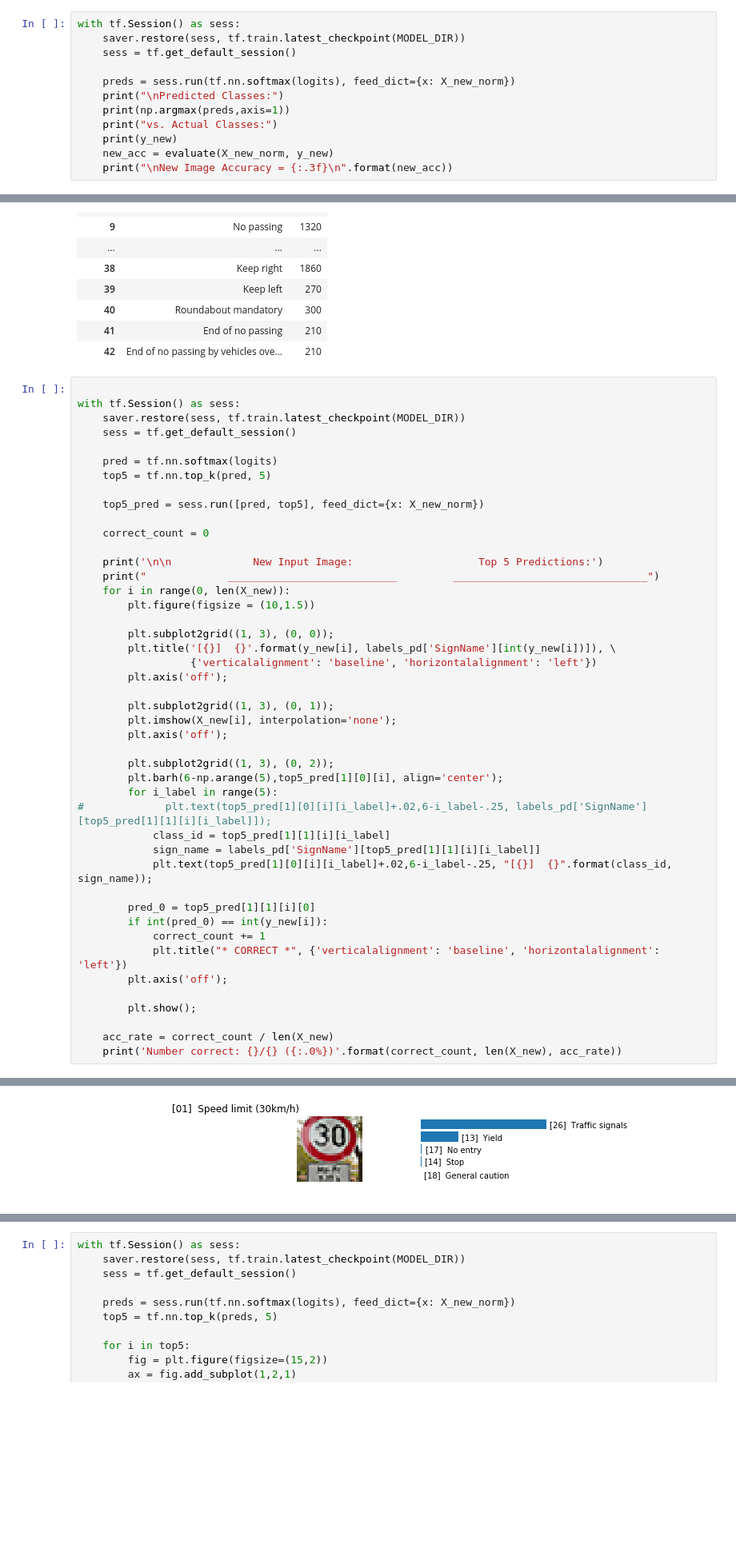
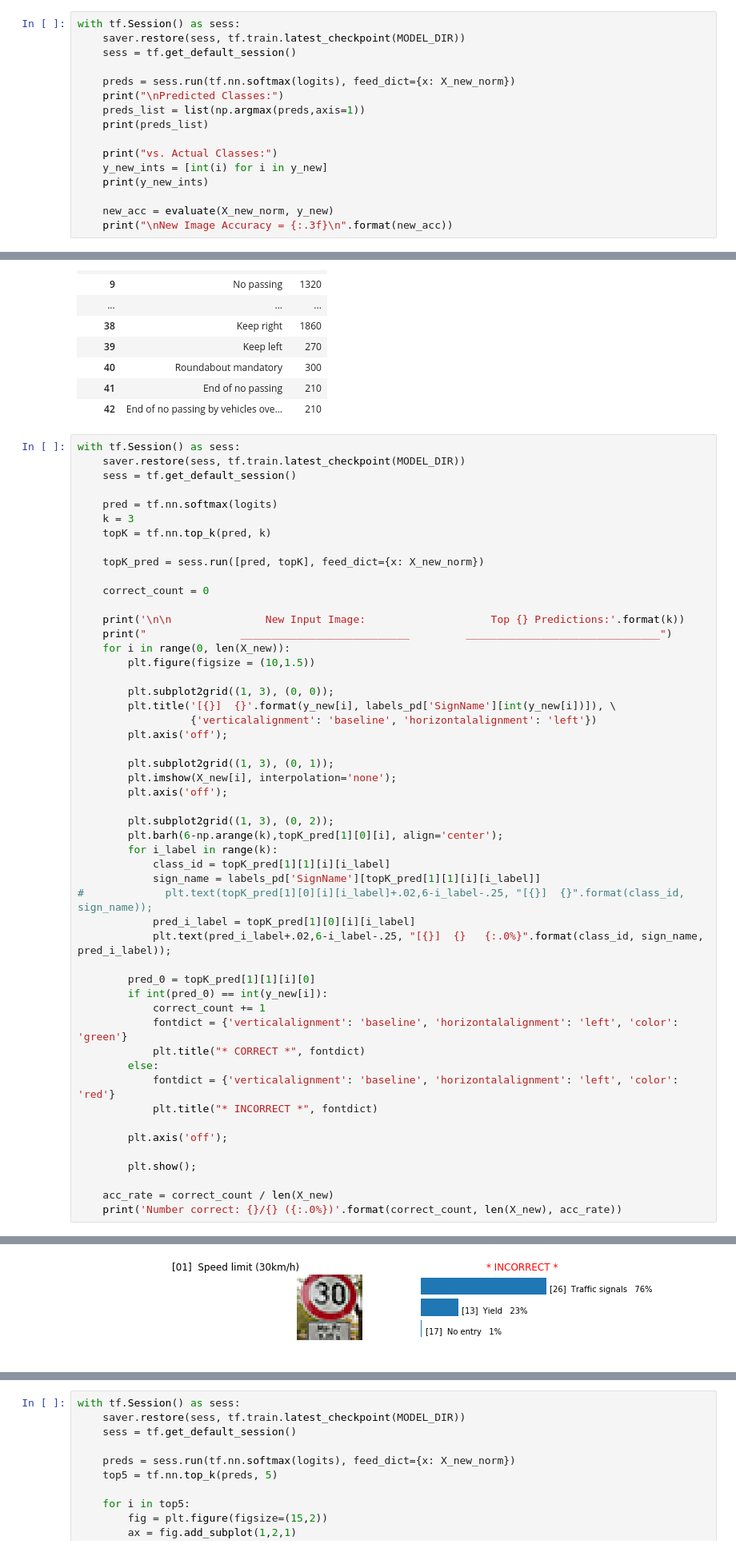
Before and after one commit to tommytracey/udacity, a Jupyter notebook: self-driving-nano/projects/2-traffic-signs/Traffic_Sign_Classifier-v20_test.ipynb, the cells around one changed output, grey strips where cells are left out. Shown at 80% size. Saved outputs shown, nothing was run; the diff lists cells and outputs as text; blank space fills up the shorter version.

```diff
--- a/self-driving-nano/projects/2-traffic-signs/Traffic_Sign_Classifier-v20_test.ipynb
+++ b/self-driving-nano/projects/2-traffic-signs/Traffic_Sign_Classifier-v20_test.ipynb
@@ -675,9 +679,13 @@ with tf.Session() as sess:
 
     preds = sess.run(tf.nn.softmax(logits), feed_dict={x: X_new_norm})
     print("\nPredicted Classes:")
-    print(np.argmax(preds,axis=1))
+    preds_list = list(np.argmax(preds,axis=1))
+    print(preds_list)
+
     print("vs. Actual Classes:")
-    print(y_new)
+    y_new_ints = [int(i) for i in y_new]
+    print(y_new_ints)
+
     new_acc = evaluate(X_new_norm, y_new)
     print("\nNew Image Accuracy = {:.3f}\n".format(new_acc))
 # %% [output]
@@ -737,20 +745,20 @@ labels_pd
 | 41 | End of no passing | 210 |
 | 42 | End of no passing by vehicles ove... | 210 |
 # %%
-
 with tf.Session() as sess:
     saver.restore(sess, tf.train.latest_checkpoint(MODEL_DIR))
     sess = tf.get_default_session()
 
     pred = tf.nn.softmax(logits)
-    top5 = tf.nn.top_k(pred, 5)
+    k = 3
+    topK = tf.nn.top_k(pred, k)
 
-    top5_pred = sess.run([pred, top5], feed_dict={x: X_new_norm})
+    topK_pred = sess.run([pred, topK], feed_dict={x: X_new_norm})
 
     correct_count = 0
 
-    print('\n\n             New Input Image:                    Top 5 Predictions:')
-    print("             ___________________________         _______________________________")
+    print('\n\n               New Input Image:                    Top {} Predictions:'.format(k))
+    print("               ___________________________         _______________________________")
     for i in range(0, len(X_new)):
         plt.figure(figsize = (10,1.5))
 
@@ -764,17 +772,23 @@ with tf.Session() as sess:
         plt.axis('off');
 
         plt.subplot2grid((1, 3), (0, 2));
-        plt.barh(6-np.arange(5),top5_pred[1][0][i], align='center');
-        for i_label in range(5):
-#             plt.text(top5_pred[1][0][i][i_label]+.02,6-i_label-.25, labels_pd['SignName'][top5_pred[1][1][i][i_label]]);
-            class_id = top5_pred[1][1][i][i_label]
-            sign_name = labels_pd['SignName'][top5_pred[1][1][i][i_label]]
-            plt.text(top5_pred[1][0][i][i_label]+.02,6-i_label-.25, "[{}]  {}".format(class_id, sign_name));
+        plt.barh(6-np.arange(k),topK_pred[1][0][i], align='center');
+        for i_label in range(k):
+            class_id = topK_pred[1][1][i][i_label]
+            sign_name = labels_pd['SignName'][topK_pred[1][1][i][i_label]]
+#             plt.text(topK_pred[1][0][i][i_label]+.02,6-i_label-.25, "[{}]  {}".format(class_id, sign_name));
+            pred_i_label = topK_pred[1][0][i][i_label]
+            plt.text(pred_i_label+.02,6-i_label-.25, "[{}]  {}   {:.0%}".format(class_id, sign_name, pred_i_label));
 
-        pred_0 = top5_pred[1][1][i][0]
+        pred_0 = topK_pred[1][1][i][0]
         if int(pred_0) == int(y_new[i]):
             correct_count += 1
-            plt.title("* CORRECT *", {'verticalalignment': 'baseline', 'horizontalalignment': 'left'})
+            fontdict = {'verticalalignment': 'baseline', 'horizontalalignment': 'left', 'color': 'green'}
+            plt.title("* CORRECT *", fontdict)
+        else:
+            fontdict = {'verticalalignment': 'baseline', 'horizontalalignment': 'left', 'color': 'red'}
+            plt.title("* INCORRECT *", fontdict)
+
         plt.axis('off');
 
         plt.show();
@@ -790 +804 @@ INFO:tensorflow:Restoring parameters from .models/models
-[figure, old version]
+[figure, new version]
```
Also changed, not shown: parts of 4 cells of this notebook, 1 other file.
